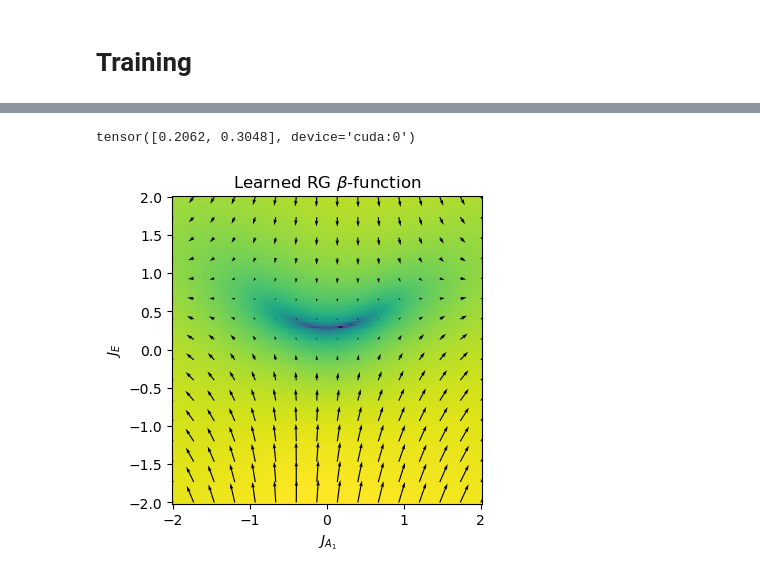
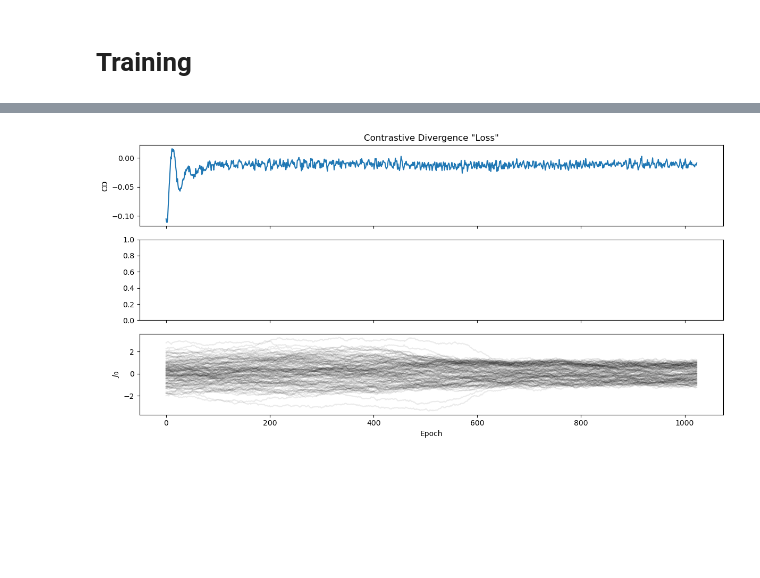
Before and after one commit to jshe2304/dlrg, a Jupyter notebook: train.ipynb, the cells around one changed output, grey strips where cells are left out. Cells and saved outputs as stored; diff of their text form; code cells hidden in the pictures; blank space fills up the shorter version.

```diff
--- a/train.ipynb
+++ b/train.ipynb
@@ -113,23 +118,0 @@ for epoch in tqdm(range(epoch, epoch + epochs)):
-# %%
-fig, axs = plt.subplots(n_couplers + 2, 1, figsize=(8, 6), sharex=True)
-
-axs[0].plot(losses)
-axs[0].set_ylabel('CD')
-axs[0].set_title('Contrastive Divergence "Loss"')
-
-if len(roots) != 0:
-    roots_tensor = torch.cat(roots, dim=1)
-    axs[1].plot(roots_tensor[:, 0], roots_tensor[:, 1])
-    axs[1].set_ylabel(r'$J_c$')
-    axs[1].set_title('Critical Point')
-
-for traj in torch.stack(Js, dim=2):
-    for i in range(2, n_couplers+2):
-        axs[i].plot(traj[0].cpu().detach(), alpha=0.1, c='black')
-
-        axs[i].set_ylabel(rf'$J_{i-2}$')
-        axs[i].set_title(r'Sampling Trajectories')
-
-axs[-1].set_xlabel('Epoch')
-
-plt.tight_layout()
@@ -138,29 +119,23 @@ plt.tight_layout()
-# %%
-flow.eval()
-
-if n_couplers == 1:
-    fig, ax = plot1d(flow, xlim=(-2, 2), device=device)
-
-    ax.set_ylabel(r'$\nabla C$')
-    ax.set_title(r'Learned RG $\beta$-function')
-
-    plt.tight_layout()
-
-if n_couplers == 2:
-    div = lambda J : jacobian(flow)(J).trace()
-
-    xlim = (-2, 2)
-    ylim = (-2, 2)
-
-    #ax = vector_field(flow, xlim=xlim, ylim=ylim, device=device)
-    ax = plot2d(flow, sampler.potential, xlim=xlim, ylim=ylim, color_res=32, device=device)
-
-    ax.set_xlabel(r'$J_{A_1}$')
-    ax.set_ylabel(r'$J_{E}$')
-    ax.set_title(r'Learned RG $\beta$-function')
-
-root = find_root(flow, torch.tensor([0., 0.], device=device))
-print(root)
-# %% [output]
-tensor([0.2062, 0.3048], device='cuda:0')
-[figure, removed]
+# %%
+fig, axs = plt.subplots(n_couplers + 2, 1, figsize=(12, n_couplers * 2 + 4), sharex=True)
+
+axs[0].plot(losses)
+axs[0].set_ylabel('CD')
+axs[0].set_title('Contrastive Divergence "Loss"')
+
+if len(roots) != 0:
+    roots_tensor = torch.cat(roots)
+    axs[1].plot(roots_tensor[:, 0])
+    axs[1].set_ylabel(r'$J_c$')
+    axs[1].set_title('Critical Point')
+
+for traj in torch.stack(Js, dim=2):
+    for i in range(2, n_couplers+2):
+        axs[i].plot(traj[i-2].cpu().detach(), alpha=10/n_models, c='black')
+        axs[i].set_ylabel(rf'$J_{i-2}$')
+
+axs[-1].set_xlabel('Epoch')
+
+plt.tight_layout()
+# %% [output]
+[figure, added]
```
Also changed, not shown: parts of 14 cells of this notebook, 7 other files.
